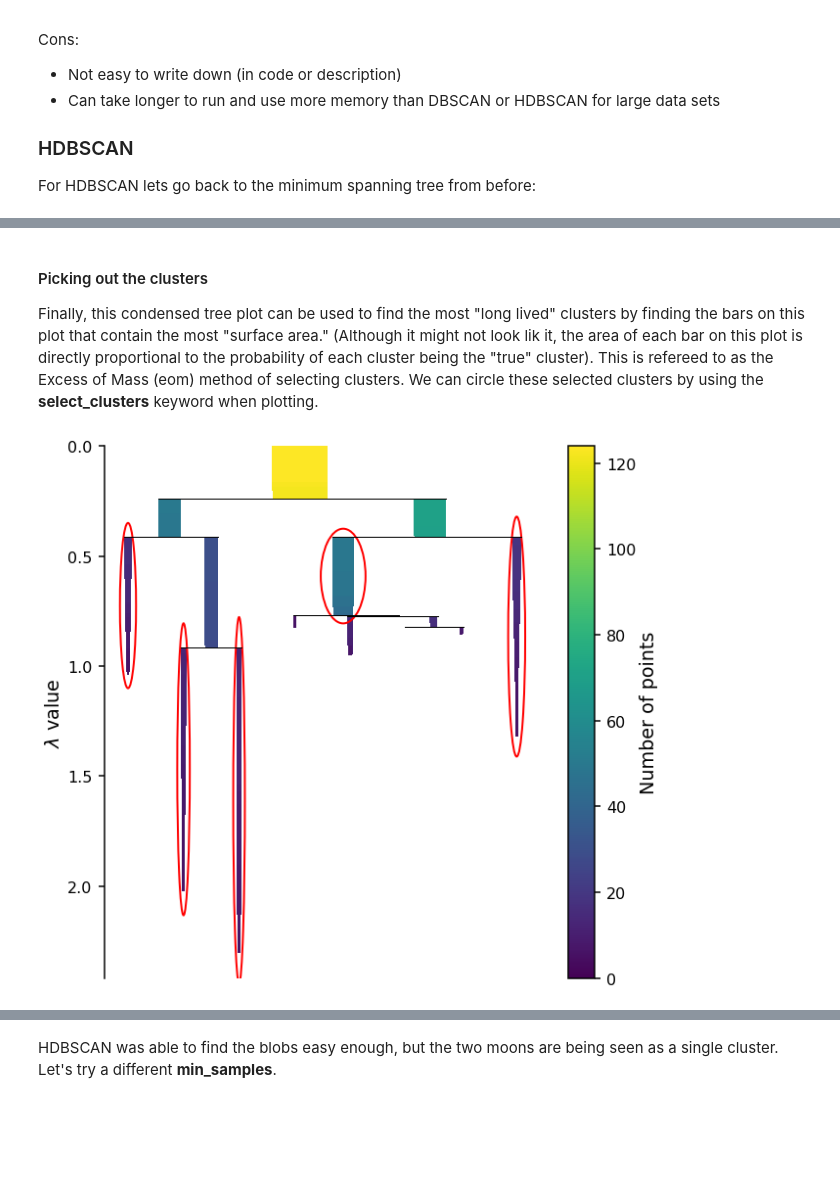
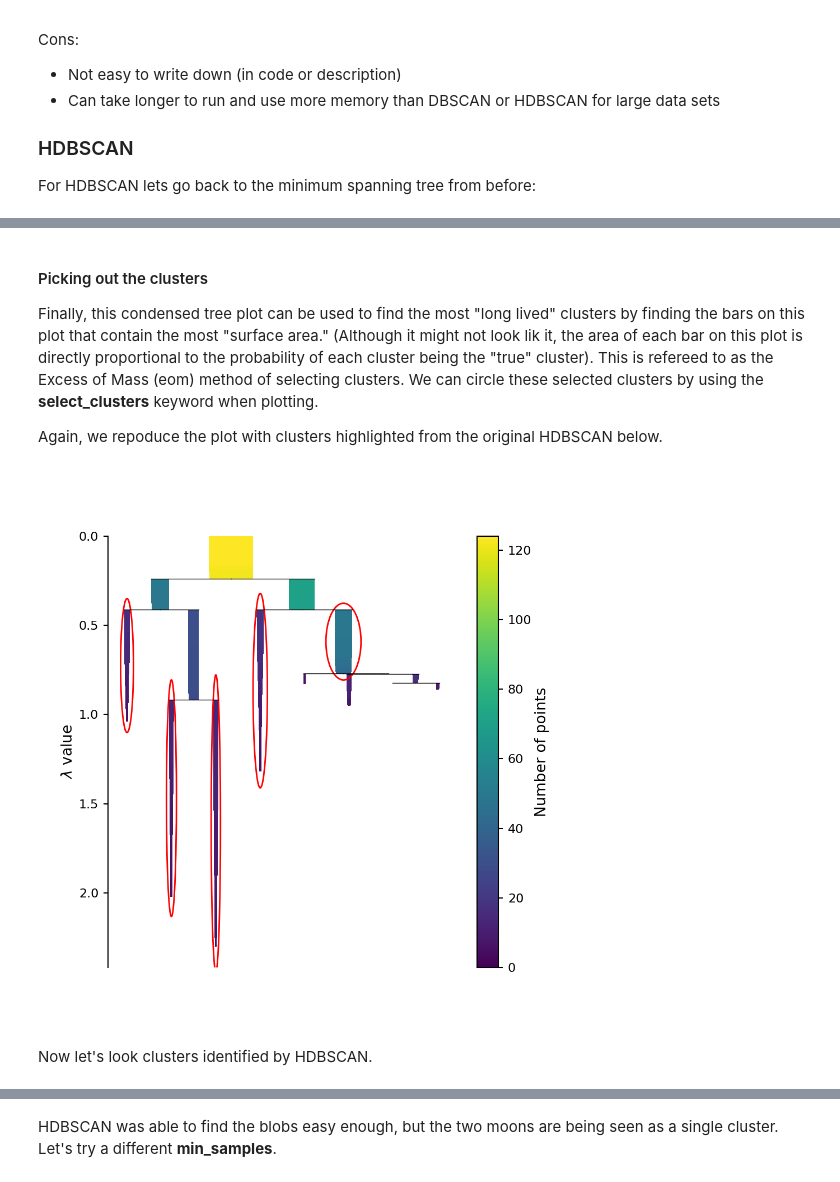
Before and after one commit to zooniverse/aggregation-for-caesar, a Jupyter notebook: docs/source/How_Clustering_Works.ipynb, the cells around one changed output, grey strips where cells are left out. Cells and saved outputs as stored; diff of their text form; code cells hidden in the pictures; blank space fills up the shorter version.

Commit message:
Updated How Clustering Works Notebook

```diff
--- a/docs/source/How_Clustering_Works.ipynb
+++ b/docs/source/How_Clustering_Works.ipynb
@@ -454,12 +454,16 @@ hdb.condensed_tree_.plot(axis=ax);
 #### Picking out the clusters
 
 Finally, this condensed tree plot can be used to find the most "long lived" clusters by finding the bars on this plot that contain the most "surface area."  (Although it might not look lik it, the area of each bar on this plot is directly proportional to the probability of each cluster being the "true" cluster).  This is refereed to as the Excess of Mass (eom) method of selecting clusters.  We can circle these selected clusters by using the **select_clusters** keyword when plotting.
+
+Again, we repoduce the plot with clusters highlighted from the original HDBSCAN below.
 # %%
-plt.figure(figsize=[10, 10])
-ax = plt.gca()
-hdb.condensed_tree_.plot(axis=ax, select_clusters=True);
+from IPython.display import Image
+
+Image(filename='_static/condensed_tree_plot_clusters_shown.png')
 # %% [output]
-[figure, old version]
+[figure, new version]
+# %% [markdown]
+Now let's look clusters identified by HDBSCAN.
 # %%
 # defind a plotting function that will be reused for HDBSCAN plots
 def plot_hdbscan(db, X):
```
Also changed, not shown: parts of 20 cells of this notebook, 3 other files.
